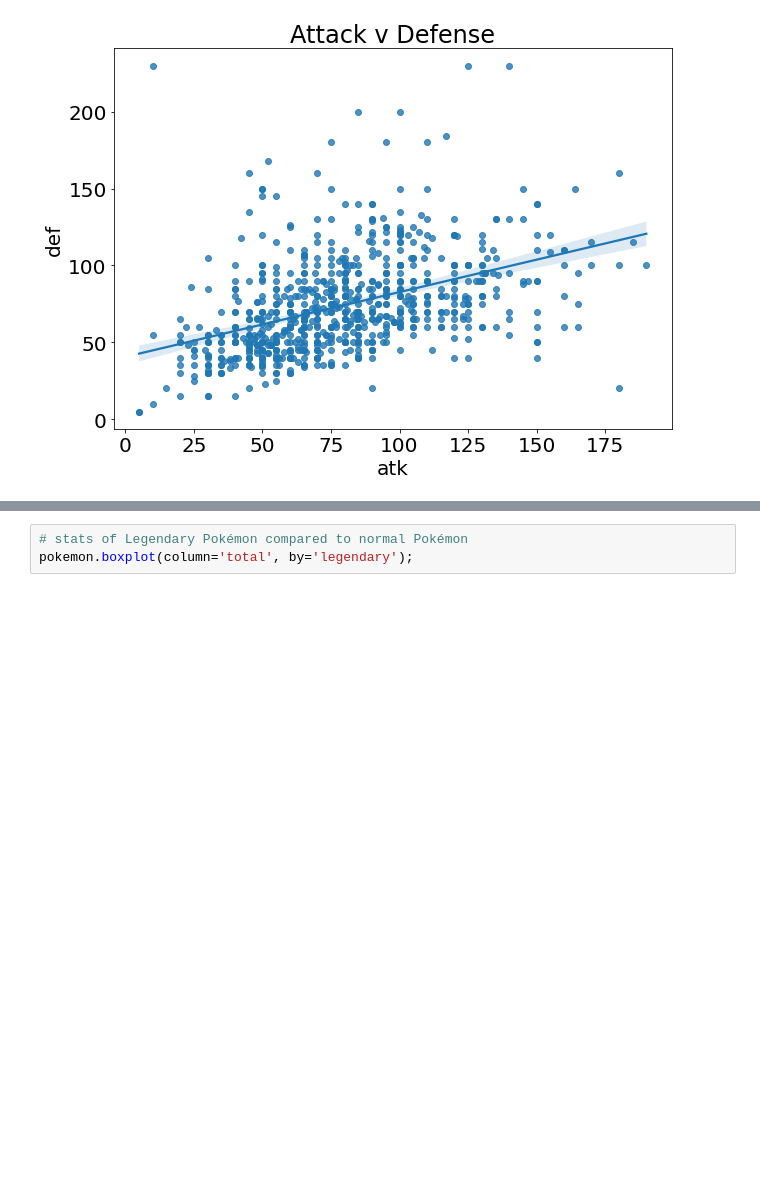
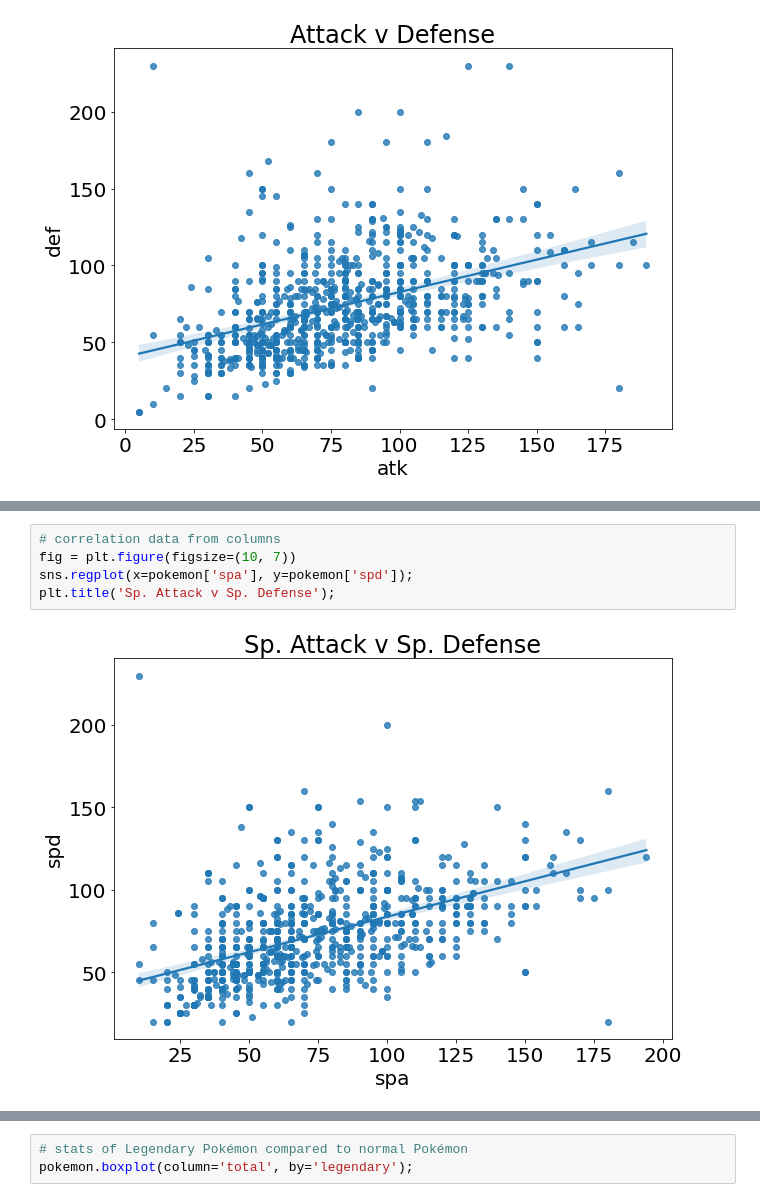
Before and after one commit to TurnipGuy30/Jupyter, a Jupyter notebook: Assignment/Data Analysis.ipynb, the cells around one changed output, grey strips where cells are left out. Cells and saved outputs as stored; diff of their text form; blank space fills up the shorter version.

```diff
--- a/Assignment/Data Analysis.ipynb
+++ b/Assignment/Data Analysis.ipynb
@@ -170,0 +198,7 @@ plt.title('Attack v Defense');
+# %%
+# correlation data from columns
+fig = plt.figure(figsize=(10, 7))
+sns.regplot(x=pokemon['spa'], y=pokemon['spd']);
+plt.title('Sp. Attack v Sp. Defense');
+# %% [output]
+[figure, added]
```
Also changed, not shown: parts of 21 cells of this notebook, 3 other files.
